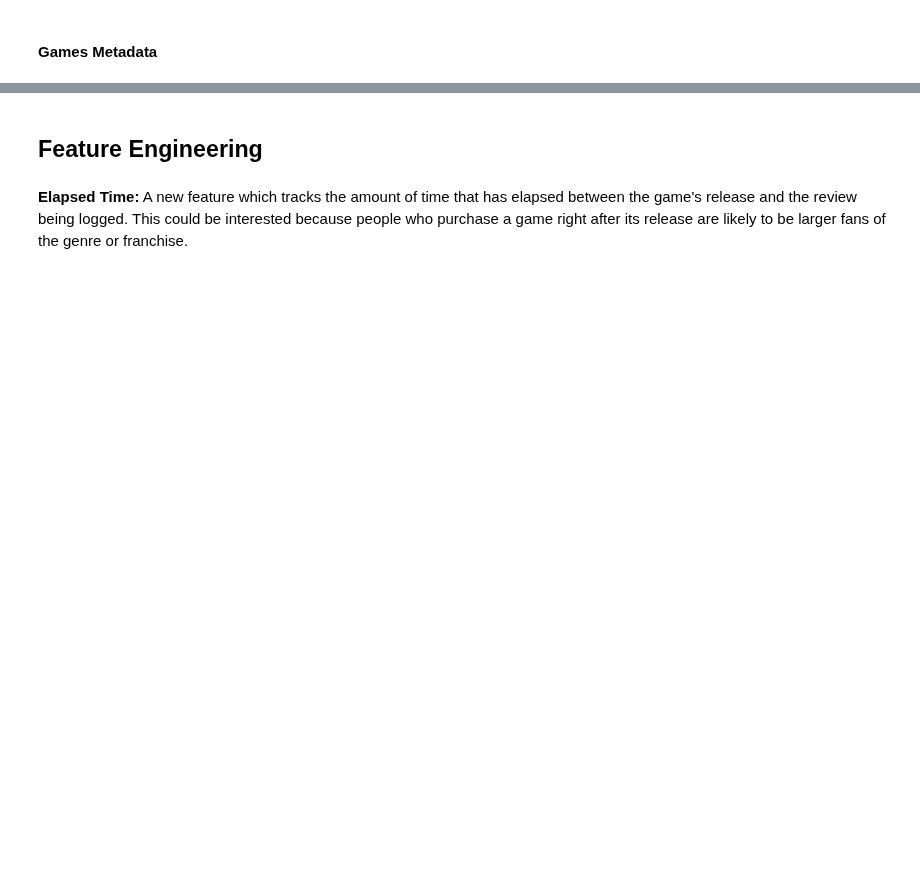
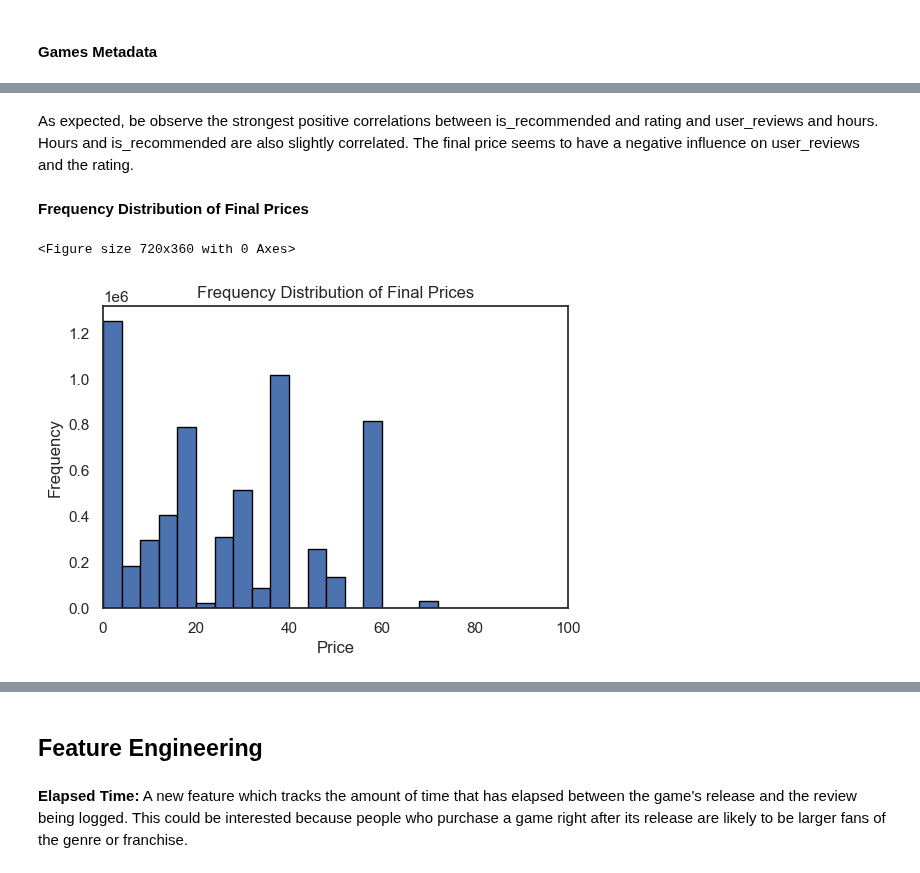
Before and after one commit to JohannesRahn/MachineLearningGroupProject, a Jupyter notebook: data_curation.ipynb, the cells around one changed output, grey strips where cells are left out. Drawn from its saved outputs; the diff is of its cells as text; code cells hidden in the pictures; blank space fills up the shorter version.

```diff
--- a/data_curation.ipynb
+++ b/data_curation.ipynb
@@ -240,0 +298,19 @@ final_df.describe()
+# %% [markdown]
+As expected, be observe the strongest positive correlations between is_recommended and rating and user_reviews and hours. Hours and is_recommended are also slightly correlated.
+The final price seems to have a negative influence on user_reviews and the rating.
+# %% [markdown]
+**Frequency Distribution of Final Prices**
+# %%
+# frequency distribution of final prices
+
+plt.figure(figsize=(10, 5))
+plt.figure(dpi=100)
+plt.hist(final_df['price_final'], bins=25, edgecolor='black', range=(0, 100))
+plt.title('Frequency Distribution of Final Prices')
+plt.xlabel('Price')
+plt.ylabel('Frequency')
+plt.xlim(0, 100)  # Set the x-axis limits to 0 and 110
+plt.show()
+# %% [output]
+<Figure size 720x360 with 0 Axes>
+[figure, added]
```
Also changed, not shown: parts of 70 cells of this notebook.
